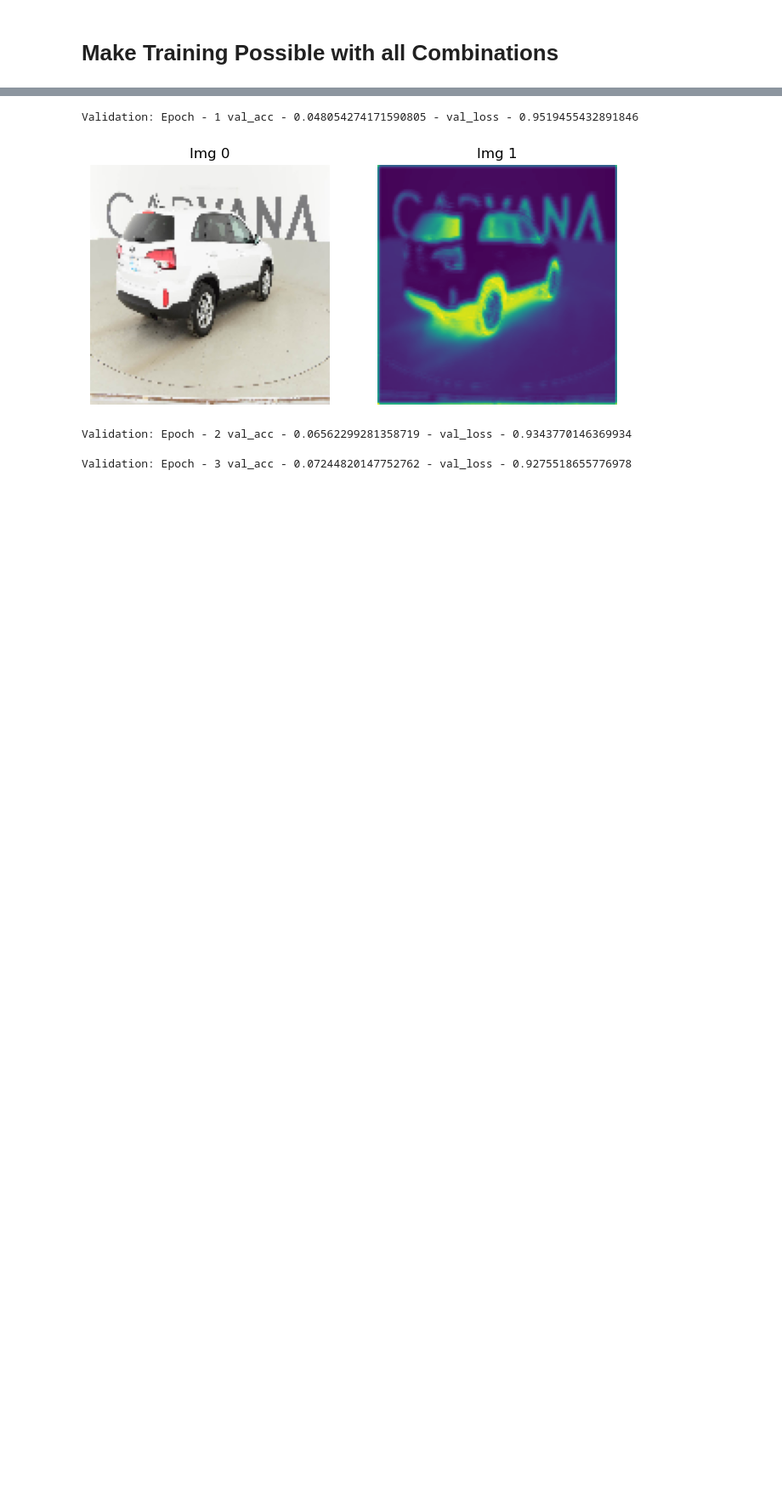
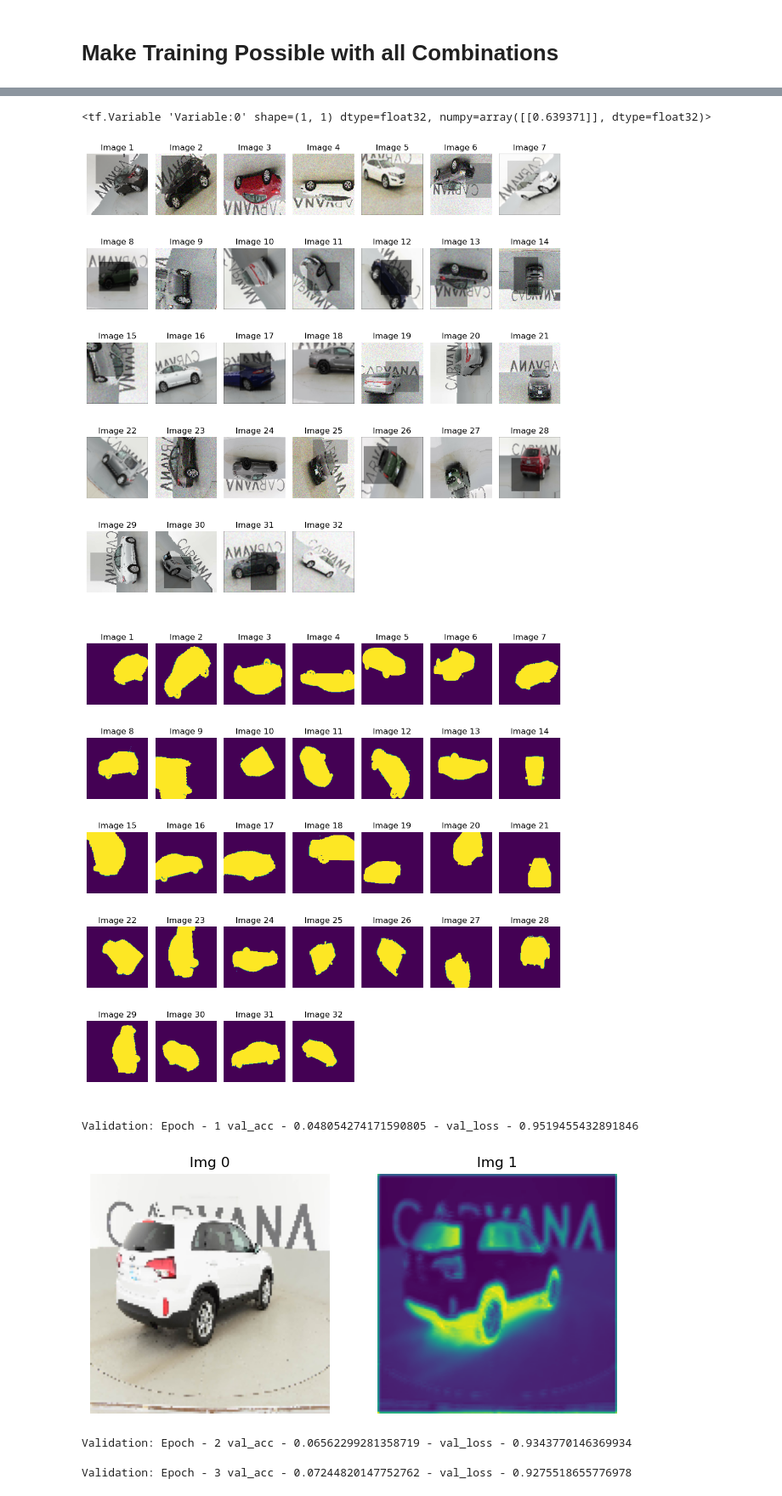
Before and after one commit to gmangonz/Instance-Segmentation, a Jupyter notebook: test.ipynb, the cells around one changed output, grey strips where cells are left out. Shown at 85% size. Cells and saved outputs as stored; diff of their text form; code cells hidden in the pictures; blank space fills up the shorter version.

```diff
--- a/test.ipynb
+++ b/test.ipynb
@@ -194,3 +258,48 @@ display_imgs(*test_augmenter(test_imgs))
+# %%
+class Ada(tf.keras.Model):
+
+    def __init__(self,
+                 img_size=(128, 128),
+                 aug_functions=aug_functions,
+                 initial_probability = 0.0,
+                 **kwargs):
+
+        super(Ada, self).__init__(**kwargs)
+
+        self.probability = tf.Variable([[initial_probability]])
+        self.augmenter = build_augmenter(aug_functions, img_size)
+
+    def call(self, inputs, training=False):
+
+        imgs, masks = inputs[0], inputs[1] # [bs, H, W, C], [bs, H, W, C]
+
+        if training:
+
+          return self.augmenter((imgs, masks, self.probability), training)
+
+        return inputs
+
+    def update(self, loss): # Loss can be tf.constant of any shape
+
+        # The more accurate the model, the probability of augmentations is higher.
+        accuracy = K.mean(1. - loss)
+        factor = (tf.math.exp(3. * accuracy) - 1) / (3. * tf.math.exp(accuracy) + 9.)
+        self.probability.assign( [[tf.clip_by_value(factor, 0.0, 1.0)]] )
+# %%
+aug = Ada(args.img_size, aug_functions=aug_functions)
+# %%
+aug.update(tf.constant(0.9))
+aug.probability
+# %% [output]
+<tf.Variable 'Variable:0' shape=(1, 1) dtype=float32, numpy=array([[0.639371]], dtype=float32)>
+# %%
+test_ada = aug(test_imgs, training=True)
+# %%
+visualize_outputs(data=test_ada, figsize=(10,10))
+visualize_outputs(data=[test_ada[1], test_ada[0]], figsize=(10,10))
+# %% [output]
+[figure, added]
+[figure, added]
 # %%
 EarlyStop_callback = tf.keras.callbacks.EarlyStopping(monitor='loss_metric', patience=5, mode='min', restore_best_weights=True)
 callbacks_list = [EarlyStop_callback, DisplayCallback(img_path=r'D:\DL-CV-ML Projects\Carvana Challenge - Instance Segmentation\29bb3ece3180_11.jpg', args=args)]
```
Also changed, not shown: parts of 15 cells of this notebook, 2 other files.
